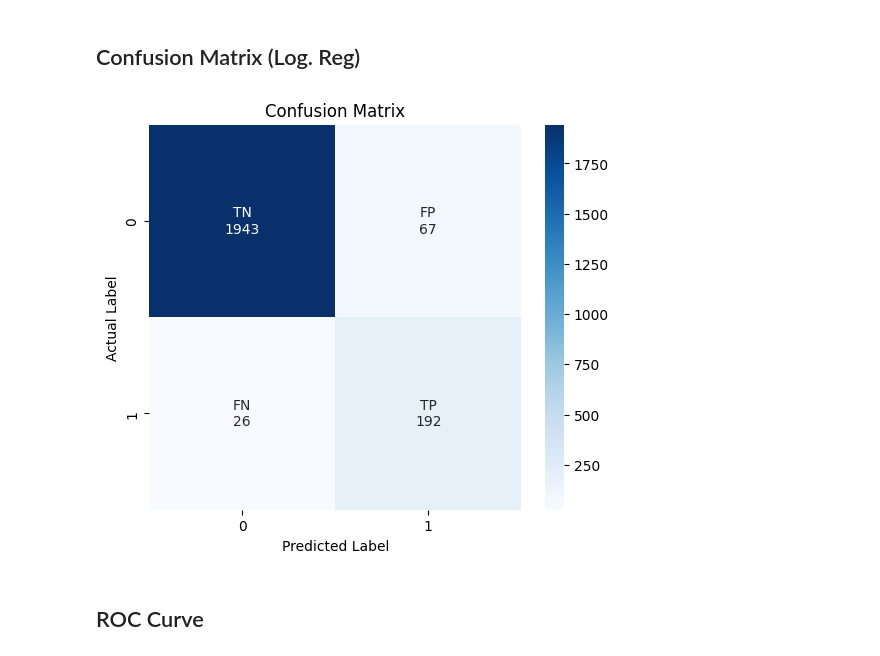
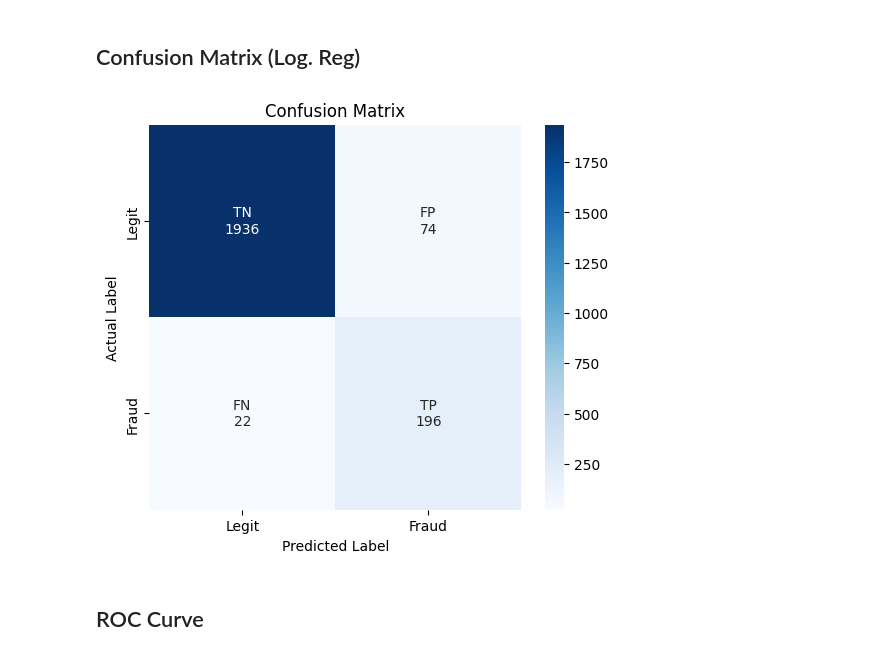
Before and after one commit to esosaomwanghe/Fraud_Detection_Project, a Jupyter notebook: notebook/model.ipynb, the cells around one changed output. Saved outputs shown, nothing was run; the diff lists cells and outputs as text; code cells hidden in the pictures.

Commit message:
best performing model deployed using fastapi

```diff
--- a/notebook/model.ipynb
+++ b/notebook/model.ipynb
@@ -36,7 +36,7 @@ import seaborn as sns
 from pandas import set_option
 
 
-df = pd.read_csv(r"C:\Datascience_Projects\Fraud_Detection_Project\data\nova_pay_eda_ready.csv")
+data = pd.read_csv(r"C:\Datascience_Projects\Fraud_Detection_Project\data\nova_pay_eda_ready.csv")
 set_option("display.max_columns", None)
 # Preview
-df.head()
+data.head()
@@ -186,29 +153,0 @@ print("Converted features to numeric floats. Final feature count:", X_train.shap
-# %%
-from sklearn.preprocessing import StandardScaler
-
-scaler = StandardScaler()
-
-X_train_scaled = scaler.fit_transform(X_train)
-X_test_scaled = scaler.transform(X_test)
-
-print("Scaling completed successfully.")
-
-# Apply SMOTE on scaled numeric training data
-from imblearn.over_sampling import SMOTE
-
-# Ensure y_train is integer labels
-y_train = y_train.astype(int)
-
-# Determine safe k_neighbors based on minority class count
-min_count = y_train.value_counts().min()
-k_neighbors = min(5, max(1, min_count - 1))
-
-smote = SMOTE(random_state=42, k_neighbors=k_neighbors)
-
-X_train_smote, y_train_smote = smote.fit_resample(X_train_scaled, y_train)
-
-print("Before SMOTE:")
-print(y_train.value_counts())
-
-print("\nAfter SMOTE:")
-print(y_train_smote.value_counts())
@@ -236,5 +162,5 @@ log_model = LogisticRegression(
 )
 
 # Train model
-log_model.fit(X_train, y_train)
+log_model.fit(X_train_processed, y_train)
 # %% [output]
@@ -250,9 +168,9 @@ LogisticRegression(class_weight='balanced', max_iter=1000, random_state=42)
 # %%
 # Predict classes
-y_pred = log_model.predict(X_test)
+y_pred = log_model.predict(X_test_processed)
 
 # Predict probabilities
-y_prob = log_model.predict_proba(X_test)[:,1]
+y_prob = log_model.predict_proba(X_test_processed)[:,1]
 # %% [markdown]
 ## Evaluate Model (Log. Reg)
 # %%
@@ -286,35 +204,37 @@ cm = confusion_matrix(y_test, y_pred)
 # Create labels
 labels = np.array([
     ["TN", "FP"],
     ["FN", "TP"]
 ])
 
 # Combine labels with values
 annot_labels = np.empty_like(cm).astype(str)
 
 for i in range(cm.shape[0]):
     for j in range(cm.shape[1]):
         annot_labels[i, j] = (
             labels[i, j] + "\n" + str(cm[i, j])
         )
 
 # Plot confusion matrix
 plt.figure(figsize=(6,5))
 
 sns.heatmap(
     cm,
     annot=annot_labels,
     fmt="",
-    cmap="Blues"
+    cmap="Blues",
+    xticklabels=["Legit", "Fraud"],
+    yticklabels=["Legit", "Fraud"]
 )
 
 plt.title("Confusion Matrix")
 plt.xlabel("Predicted Label")
 plt.ylabel("Actual Label")
 
 plt.show()
 # %% [output]
-[figure, old version]
+[figure, new version]
 # %% [markdown]
 ## ROC Curve
 # %%
```
Also changed, not shown: parts of 34 cells of this notebook, 3 other files.
